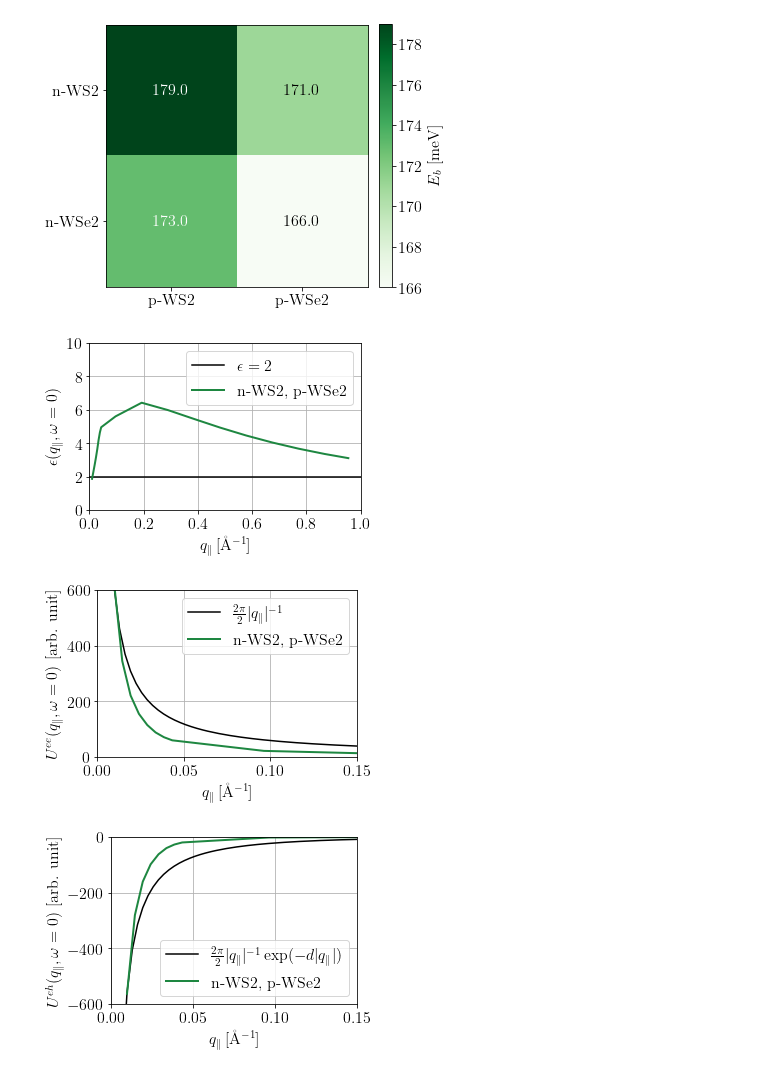
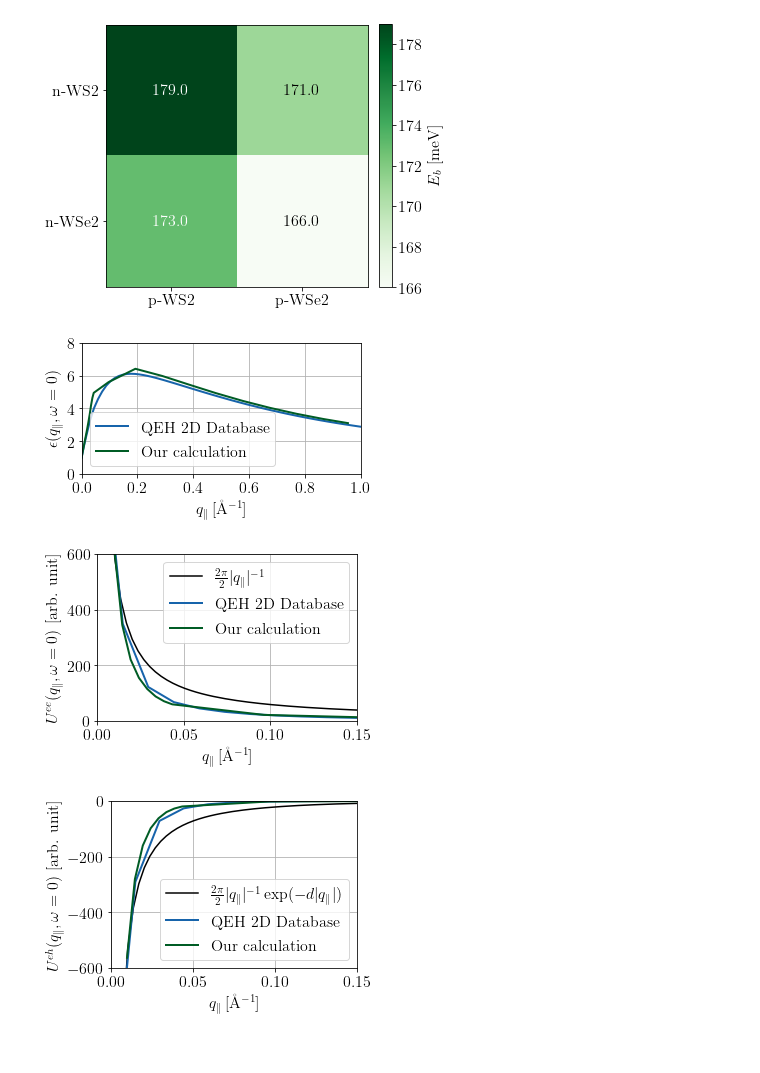
Before and after one commit to runehoejlund/dft-superfluids, a Jupyter notebook: independent_calculations/hetereostructure/hetereostructure_analysis.ipynb, the cells around one changed output. Saved outputs shown, nothing was run; the diff lists cells and outputs as text; code cells hidden in the pictures.

Commit message:
independent hs bbs analysis

```diff
--- a/independent_calculations/hetereostructure/hetereostructure_analysis.ipynb
+++ b/independent_calculations/hetereostructure/hetereostructure_analysis.ipynb
@@ -21,7 +34,9 @@ rcParams['axes.titlepad'] = 20
 # %%
+# Load vdWH. I_ for "Independently calculated", P_ for "Precalculated" (from 2D database)
 nFilling = 3
 nPadding = 0
-indpendent_vdWH = np.load('independent_vdWHs_nFilling={}_nPadding={}.npz'.format(nFilling, nPadding))
-materials = indpendent_vdWH['materials'][:-1]
+I_vdWH = np.load('independent_vdWHs_nFilling={}_nPadding={}.npz'.format(nFilling, nPadding))
+P_vdWH = np.load('vdWHs_nFilling={}_nPadding={}.npz'.format(nFilling, nPadding))
+materials = I_vdWH['materials'][:-1]
 bilayers = ['n-WS2, p-WSe2']
 # %%
@@ -74,10 +89,13 @@ def read_bilayer(bilayer, vdWH):
     E_b = vdWH['E_b'][i]
     return U_ee, U_eh, U_eh_r, epsM, E_b
 # %%
-r = indpendent_vdWH['r']
-q = indpendent_vdWH['q']
-q_anal = np.linspace(0.0001, q[-1], 300)
-r_anal = np.linspace(0, r[-1], 1000)
+I_r = I_vdWH['r']
+I_q = I_vdWH['q']
+
+P_r = P_vdWH['r']
+P_q = P_vdWH['q']
+q_anal = np.linspace(0.0001, P_q[-1], 300)
+r_anal = np.linspace(0, P_r[-1], 10000)
 eps_const = 2
 U_ee_2D_coulomb = (2*np.pi/eps_const) * 1/np.abs(q_anal*Bohr)
 
@@ -87,44 +105,49 @@ U_eh_2D_coulomb = -U_ee_2D_coulomb*np.exp(-(d_barrier/Bohr)*(q_anal*Bohr))
 
 U_eh_2D_coulomb_r = Hartree * (1/eps_const) * 1/np.sqrt((r_anal/Bohr)**2 + (d_barrier/Bohr)**2)
 # %%
-def get_color(E_b):
-    cmap = plt.get_cmap('Greens')
+def get_color(E_b, vdWH, cmap='Blues'):
+    cmap = plt.get_cmap(cmap)
 
+    E_bs = vdWH['E_b']
     def get_relative_percentile(x, min_p):
-        E_b_min = np.min(E_b_heat_mat)
-        return (1-min_p)*(x - E_b_min)/np.max(E_b_heat_mat - E_b_min)
+        E_b_min = np.min(E_bs)
+        return (1-min_p)*(x - E_b_min)/np.max(E_bs - E_b_min)
 
     min_p = 0.6
     p = get_relative_percentile(E_b, min_p)
     return cmap(min_p + p)
 markers = ['-', '--', ':']
 # %%
-q_i_start = 2
-plt.figure(2, figsize=(5,3.5))
-plt.plot(np.linspace(0,1, 200), eps_const*np.ones(200),'k-', label=r'$\epsilon = 2$')
+q_i_start = 0
+plt.figure(2, figsize=(5,3))
+# plt.plot(np.linspace(0,1, 200), eps_const*np.ones(200),'k-', label=r'$\epsilon = 2$')
 for (i, bilayer) in enumerate(bilayers):
-    _, _, _, epsM, E_b = read_bilayer(bilayer, indpendent_vdWH)
-    plt.plot(q[q_i_start:], epsM[q_i_start:].real, markers[i % len(markers)], linewidth=2, label=bilayer, color=get_color(E_b))
+    _, _, _, P_epsM, P_E_b = read_bilayer(bilayer, P_vdWH)
+    plt.plot(P_q[q_i_start:], P_epsM[q_i_start:].real, markers[i % len(markers)], linewidth=2, label='QEH 2D Database', color=get_color(P_E_b, P_vdWH, 'Blues'))
+    _, _, _, I_epsM, I_E_b = read_bilayer(bilayer, I_vdWH)
+    plt.plot(I_q[q_i_start:], I_epsM[q_i_start:].real, markers[i % len(markers)], linewidth=2, label='Our calculation', color=get_color(I_E_b, I_vdWH, 'Greens'))
 plt.xlim(0,1)
-plt.ylim(0,10)
+plt.ylim(0,8)
 plt.xlabel(r'$q_\parallel \, [\mathrm{\AA^{-1}}$]')
 plt.ylabel(r'$\epsilon(q_\parallel, \omega=0)$')
 plt.legend()
 # plt.title("Screened potential for all materials")
 plt.grid()
 plt.tight_layout()
-plt.savefig('./plots/vdWH_dielectric_func.pdf')
-plt.savefig('./plots/vdWH_dielectric_func.png')
+plt.savefig('./plots/I_vdWH_dielectric_func.pdf')
+plt.savefig('./plots/I_vdWH_dielectric_func.png')
 plt.show()
 # %% [output]
-[figure, old version]
+[figure, new version]
 # %%
 q_i_start = 2
 plt.figure(3, figsize=(5,3.5))
 plt.plot(q_anal, U_ee_2D_coulomb,'k-', label=r'$\frac{ 2\pi}{ 2 } |q_\parallel|^{-1}$')
 for (i, bilayer) in enumerate(bilayers):
-    U_ee, _, _, _, E_b = read_bilayer(bilayer, indpendent_vdWH)
-    plt.plot(q[q_i_start:], U_ee[q_i_start:].real, markers[i % len(markers)], linewidth=2, label=bilayer, color=get_color(E_b))
+    P_U_ee, _, _, _, P_E_b = read_bilayer(bilayer, P_vdWH)
+    plt.plot(P_q[q_i_start:], P_U_ee[q_i_start:].real, markers[i % len(markers)], linewidth=2, label='QEH 2D Database', color=get_color(P_E_b, P_vdWH, cmap='Blues'))
+    I_U_ee, _, _, _, I_E_b = read_bilayer(bilayer, I_vdWH)
+    plt.plot(I_q[q_i_start:], I_U_ee[q_i_start:].real, markers[i % len(markers)], linewidth=2, label='Our calculation', color=get_color(I_E_b, I_vdWH, cmap='Greens'))
 plt.xlim(0,0.15)
 plt.ylim(0,600)
 plt.xlabel(r'$q_\parallel \, [\mathrm{\AA^{-1}}$]')
@@ -133,18 +156,20 @@ plt.legend()
 # plt.title("Screened potential for all materials")
 plt.grid()
 plt.tight_layout()
-plt.savefig('./plots/vdWH_U_ee.pdf')
-plt.savefig('./plots/vdWH_U_ee.png')
+plt.savefig('./plots/I_vdWH_U_ee.pdf')
+plt.savefig('./plots/I_vdWH_U_ee.png')
 plt.show()
 # %% [output]
-[figure, old version]
+[figure, new version]
 # %%
 q_i_start = 2
 plt.figure(4, figsize=(5,3.5))
 plt.plot(q_anal, U_eh_2D_coulomb,'k-', label=r'$\frac{ 2\pi }{ 2 } |q_\parallel|^{-1} \exp(-d |q_\parallel|) $')
 for (i, bilayer) in enumerate(bilayers):
-    _, U_eh, _, _, E_b = read_bilayer(bilayer, indpendent_vdWH)
-    plt.plot(q[q_i_start:], U_eh[q_i_start:].real, markers[i % len(markers)], linewidth=2, label=bilayer, color=get_color(E_b))
+    _, P_U_eh, _, _, P_E_b = read_bilayer(bilayer, P_vdWH)
+    plt.plot(P_q[q_i_start:], P_U_eh[q_i_start:].real, markers[i % len(markers)], linewidth=2, label='QEH 2D Database', color=get_color(P_E_b, P_vdWH, cmap='Blues'))
+    _, I_U_eh, _, _, I_E_b = read_bilayer(bilayer, I_vdWH)
+    plt.plot(I_q[q_i_start:], I_U_eh[q_i_start:].real, markers[i % len(markers)], linewidth=2, label='Our calculation', color=get_color(I_E_b, I_vdWH, cmap='Greens'))
 plt.xlim(0,0.15)
 plt.ylim(-600,0)
 plt.xlabel(r'$q_\parallel \, [\mathrm{\AA^{-1}}$]')
@@ -153,11 +178,11 @@ plt.legend()
 # plt.title("Screened potential for all materials")
 plt.grid()
 plt.tight_layout()
-plt.savefig('./plots/vdWH_U_eh.pdf')
-plt.savefig('./plots/vdWH_U_eh.png')
+plt.savefig('./plots/I_vdWH_U_eh.pdf')
+plt.savefig('./plots/I_vdWH_U_eh.png')
 plt.show()
 # %% [output]
-[figure, old version]
+[figure, new version]
 # %%
 plt.figure(5, figsize=(5,3.5))
 plt.plot(r_anal, -U_eh_2D_coulomb_r,'k-', label=r'$\frac{ 1 }{ 2 } (r_\parallel^2 + d^2)^{-1/2}$')
```
Also changed, not shown: parts of 7 cells of this notebook, 14 other files.
